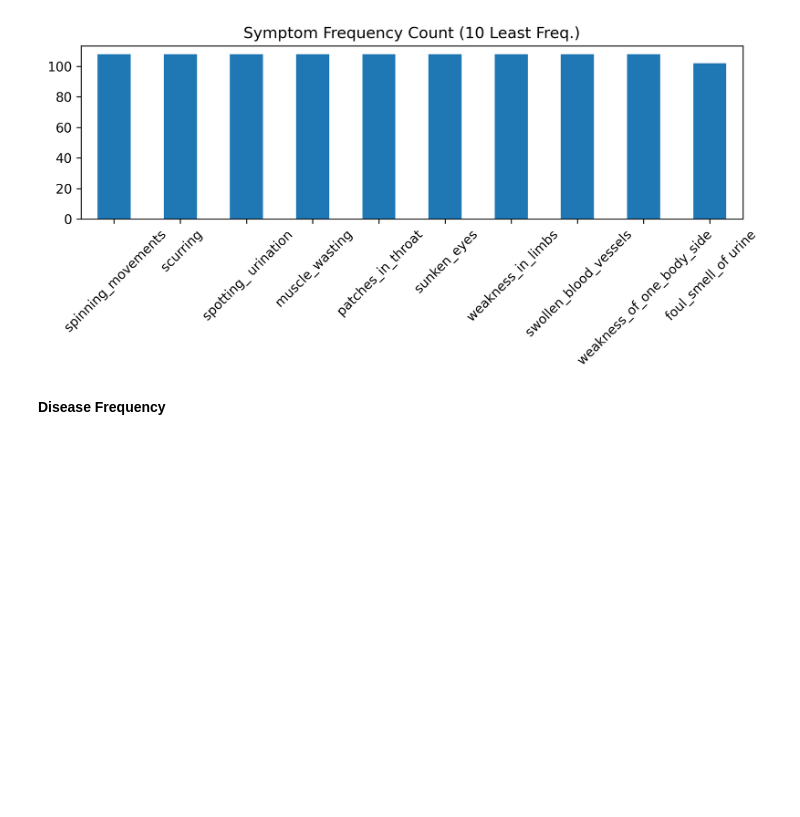
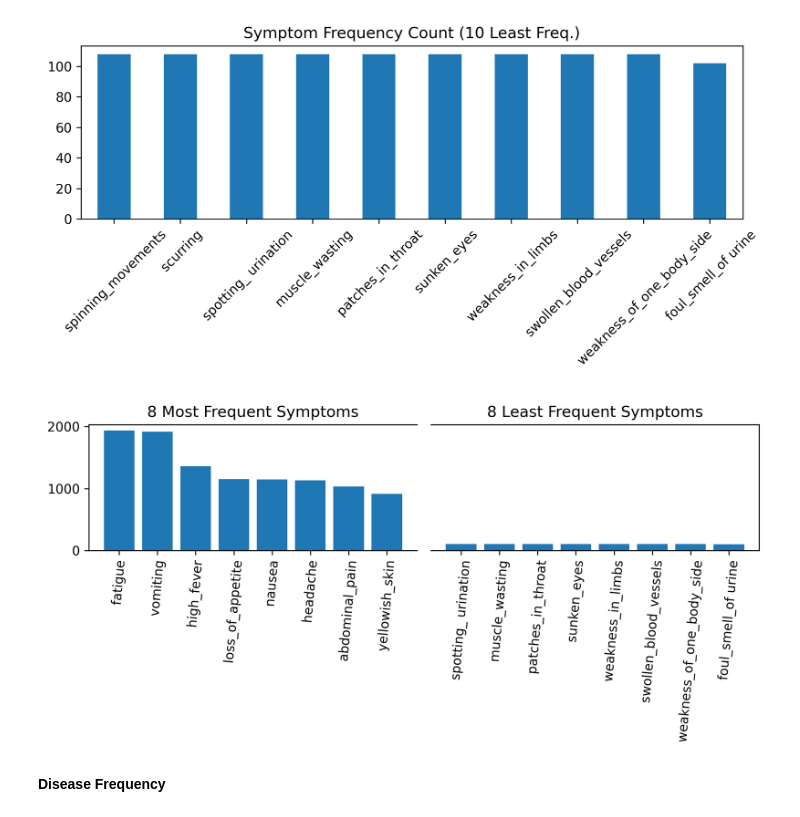
Before and after one commit to domipm/AML-Disease-Symptom, a Jupyter notebook: Visualizations.ipynb, the cells around one changed output. Saved outputs shown, nothing was run; the diff lists cells and outputs as text; code cells hidden in the pictures; blank space fills up the shorter version.

Commit message:
Improved symptom frequency visualization

```diff
--- a/Visualizations.ipynb
+++ b/Visualizations.ipynb
@@ -201,6 +201,28 @@ plt.tight_layout()
 plt.savefig("./Plots/Visualizations/freq_symptoms_10least.pdf")
 # %% [output]
 [figure]
+# %%
+fig, ax = plt.subplots(figsize=(8, 4), nrows = 1, ncols = 2, sharey = True)
+
+n_symptoms = 8
+
+ax[0].bar(symptom_arr.head(n_symptoms).index, symptom_arr.head(n_symptoms).values)
+ax[0].tick_params(axis = 'x', labelrotation=85)
+ax[0].spines['right'].set_visible(False)
+ax[0].set_title(f"{n_symptoms} Most Frequent Symptoms")
+
+ax[1].bar(symptom_arr.tail(n_symptoms).index, symptom_arr.tail(n_symptoms).values)
+ax[1].tick_params(axis = 'x', labelrotation=85)
+ax[1].spines['left'].set_visible(False)
+ax[1].yaxis.set_visible(False)
+ax[1].set_title(f"{n_symptoms} Least Frequent Symptoms")
+
+plt.subplots_adjust(wspace=0.05)
+plt.tight_layout()
+plt.savefig("./Plots/Visualizations/freq_symptoms_mostleast.pdf")
+plt.show()
+# %% [output]
+[figure, added]
 # %% [markdown]
 **Disease Frequency**
 # %%
```
Also changed, not shown: 1 other file.
